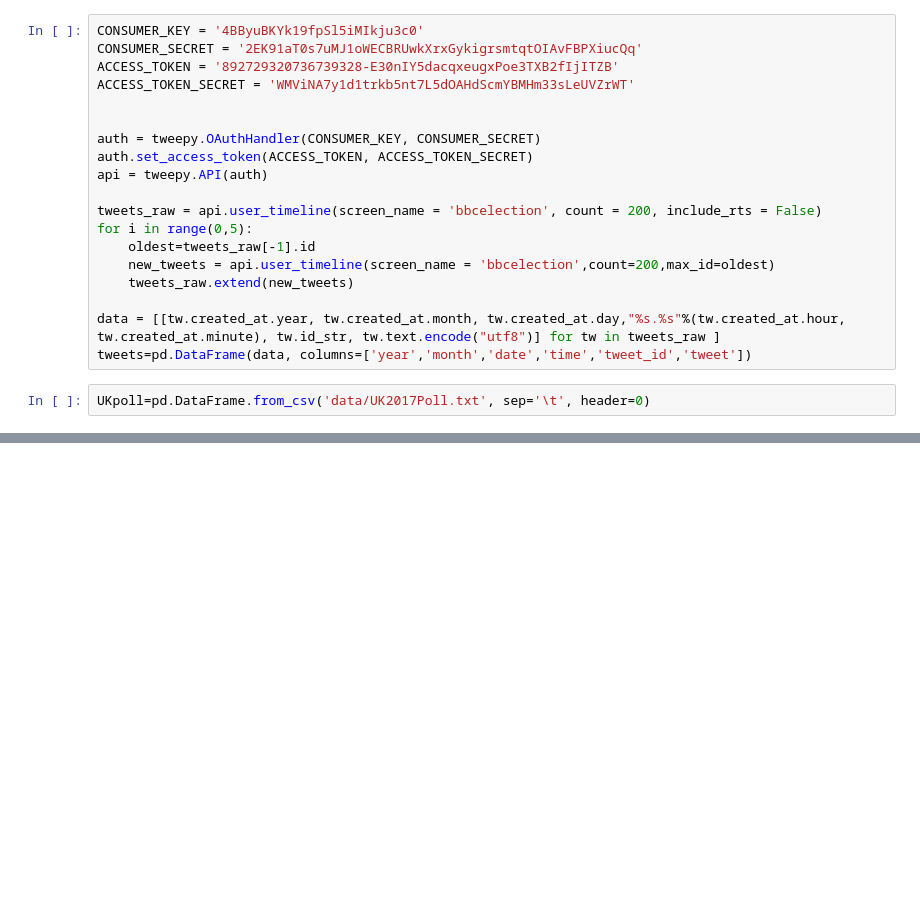
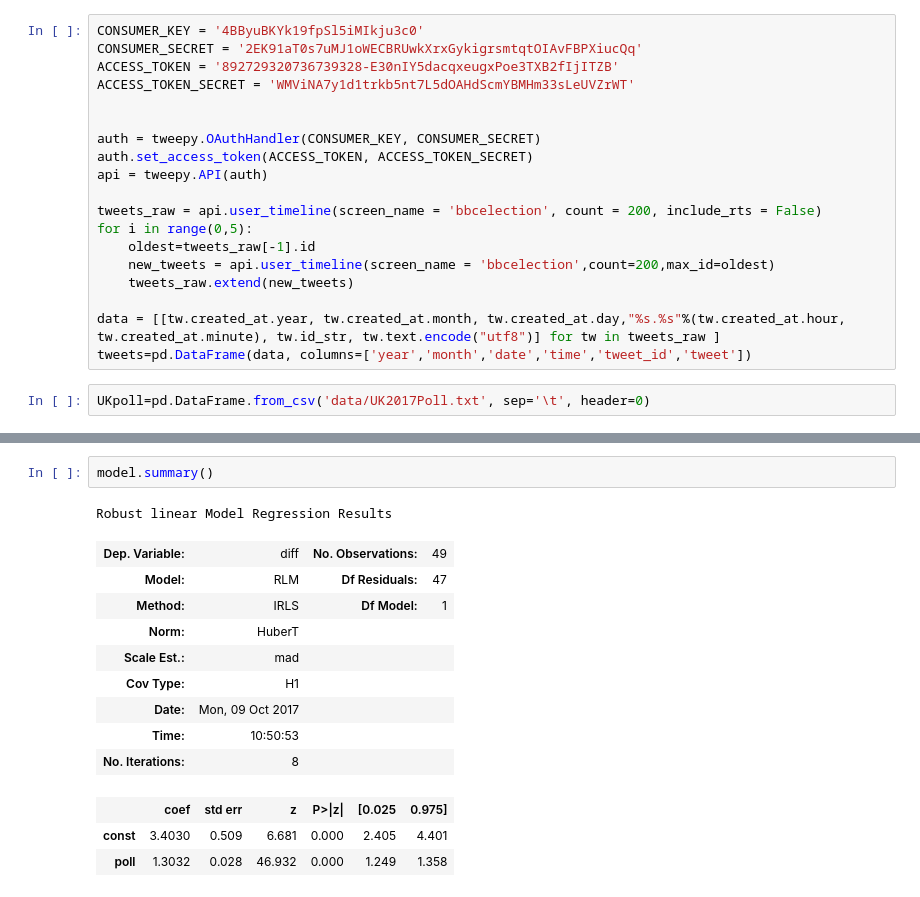
Before and after one commit to alexhuang1117/Data-Science-Portfolio, a Jupyter notebook: FX_Analysis_During_Election/main.ipynb, the cells around one changed output, grey strips where cells are left out. Saved outputs shown, nothing was run; the diff lists cells and outputs as text; blank space fills up the shorter version.

```diff
--- a/FX_Analysis_During_Election/main.ipynb
+++ b/FX_Analysis_During_Election/main.ipynb
@@ -229,0 +251,16 @@ UKpoll=pd.DataFrame.from_csv('data/UK2017Poll.txt', sep='\t', header=0)
+# %%
+model.summary()
+# %% [output]
+Robust linear Model Regression Results
+| Dep. Variable: | diff | No. Observations: | 49 |
+| Model: | RLM | Df Residuals: | 47 |
+| Method: | IRLS | Df Model: | 1 |
+| Norm: | HuberT |  |  |
+| Scale Est.: | mad |  |  |
+| Cov Type: | H1 |  |  |
+| Date: | Mon, 09 Oct 2017 |  |  |
+| Time: | 10:50:53 |  |  |
+| No. Iterations: | 8 |  |  |
+|  | coef | std err | z | P>|z| | [0.025 | 0.975] |
+| const | 3.4030 | 0.509 | 6.681 | 0.000 | 2.405 | 4.401 |
+| poll | 1.3032 | 0.028 | 46.932 | 0.000 | 1.249 | 1.358 |
```
Also changed, not shown: parts of 3 cells of this notebook, 11 other files.
